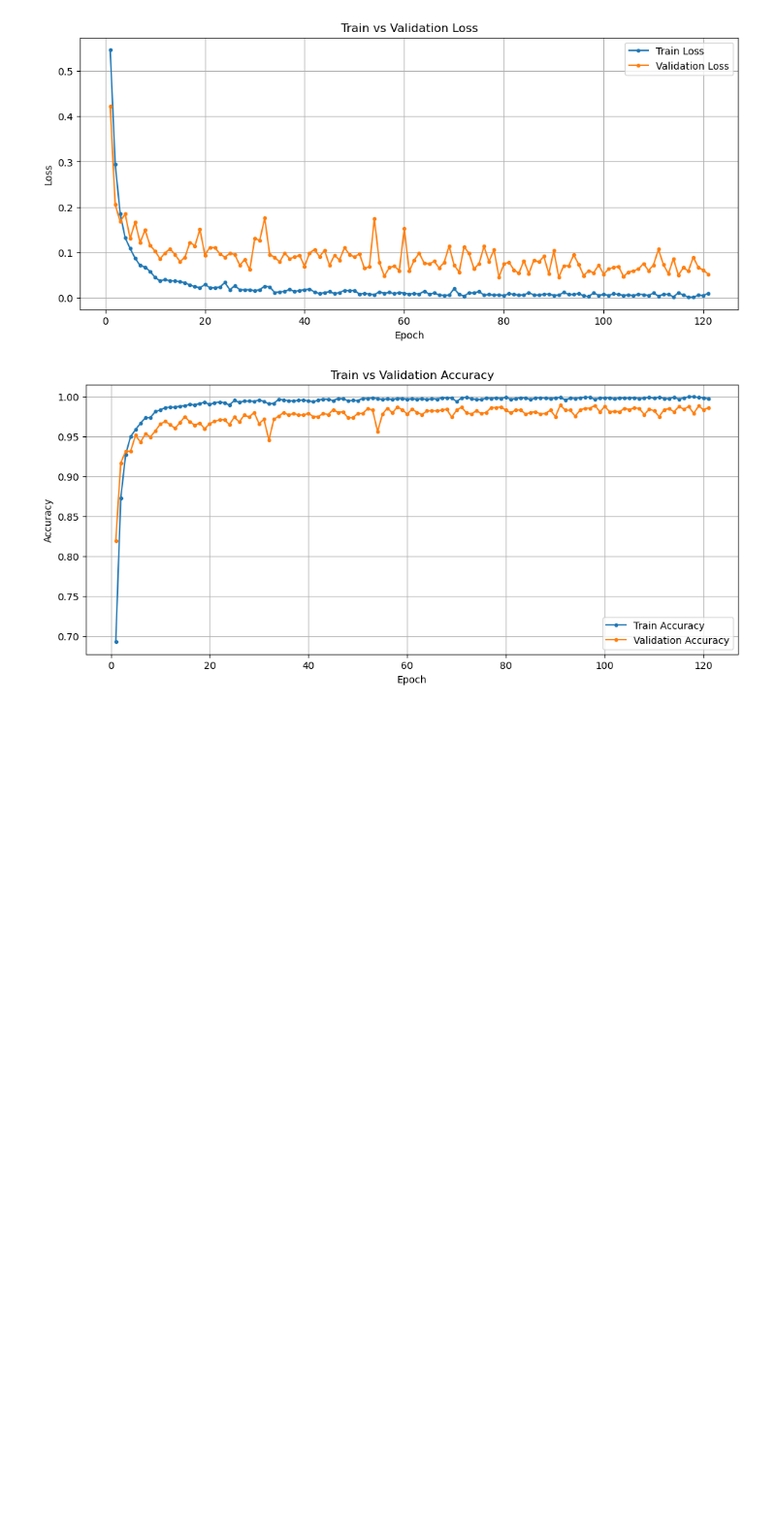
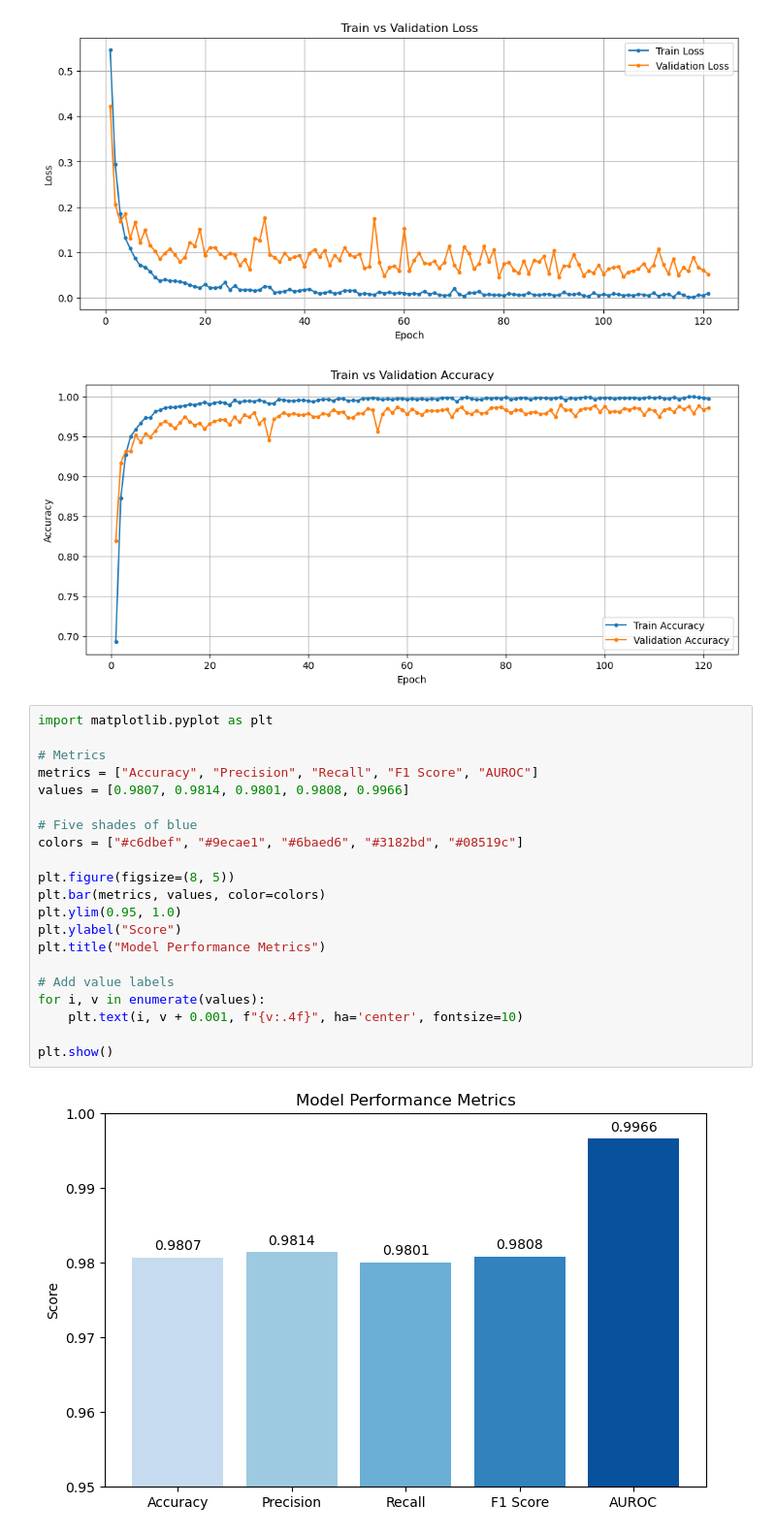
Before and after one commit to JanieAbutu/ECE_Deepfake_Detection, a Jupyter notebook: Deepfake Image Detection/plot2.ipynb, the cells around one changed output. Shown at 97% size. Cells and saved outputs as stored; diff of their text form; blank space fills up the shorter version.

```diff
--- a/Final Project/plot2.ipynb
+++ b/Deepfake Image Detection/plot2.ipynb
@@ -188,3 +188,26 @@ plt.show()
 121 121 121 121 121
 [figure]
 [figure]
+# %%
+import matplotlib.pyplot as plt
+
+# Metrics
+metrics = ["Accuracy", "Precision", "Recall", "F1 Score", "AUROC"]
+values = [0.9807, 0.9814, 0.9801, 0.9808, 0.9966]
+
+# Five shades of blue
+colors = ["#c6dbef", "#9ecae1", "#6baed6", "#3182bd", "#08519c"]
+
+plt.figure(figsize=(8, 5))
+plt.bar(metrics, values, color=colors)
+plt.ylim(0.95, 1.0)
+plt.ylabel("Score")
+plt.title("Model Performance Metrics")
+
+# Add value labels
+for i, v in enumerate(values):
+    plt.text(i, v + 0.001, f"{v:.4f}", ha='center', fontsize=10)
+
+plt.show()
+# %% [output]
+[figure, added]
```
Also changed, not shown: 6 other files.
